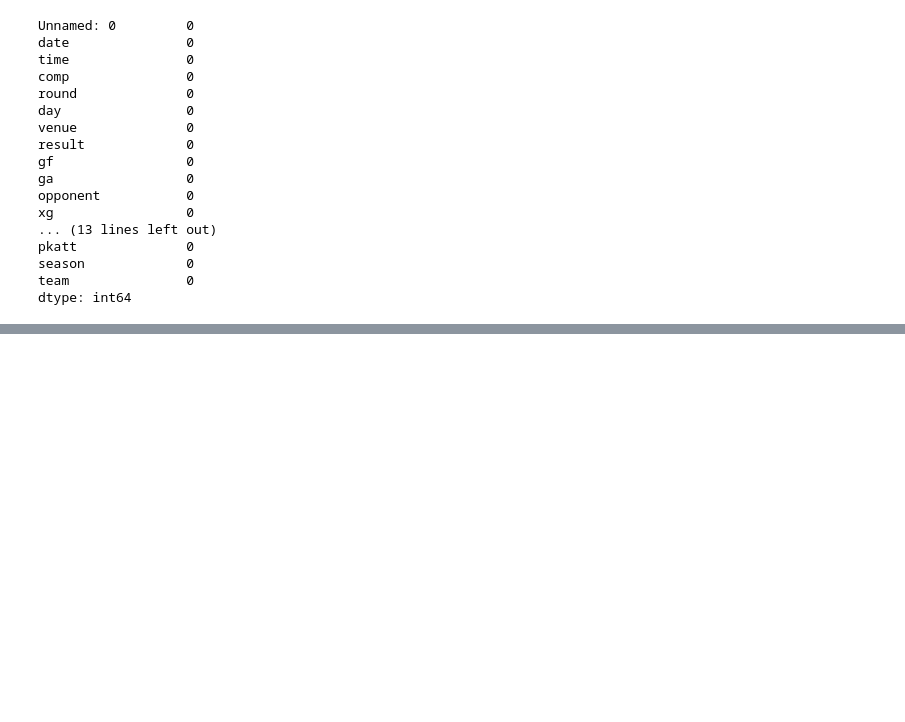
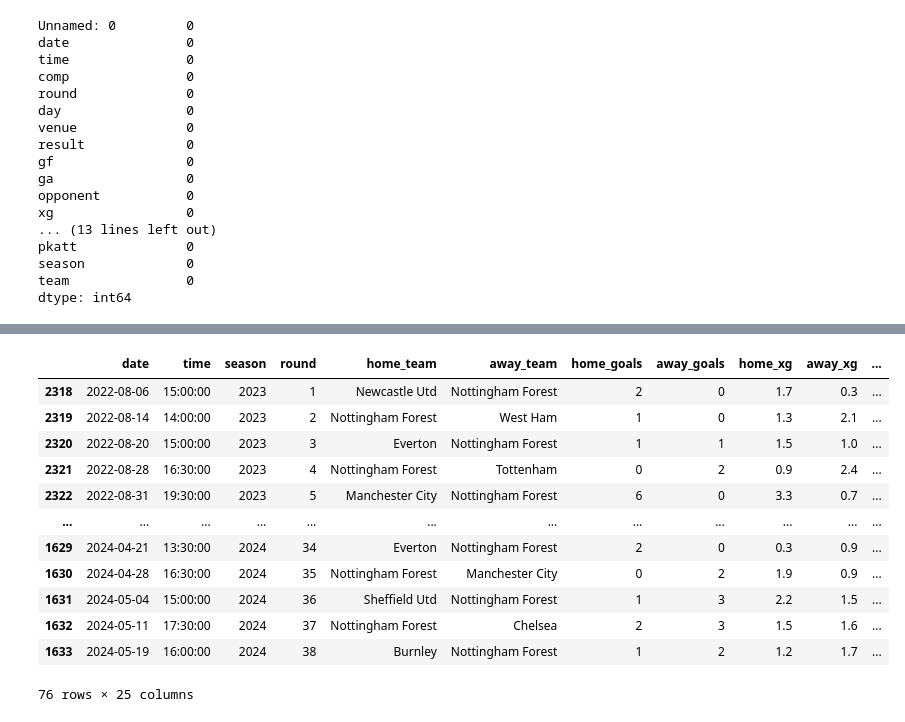
Before and after one commit to Brother-eww/premier_league_match_model, a Jupyter notebook: match_prediction_model.ipynb, the cells around one changed output, grey strips where cells are left out. Cells and saved outputs as stored; diff of their text form; code cells hidden in the pictures; blank space fills up the shorter version.

```diff
--- a/match_prediction_model.ipynb
+++ b/match_prediction_model.ipynb
@@ -67,0 +137,44 @@ dtype: int64
+# %%
+df.reset_index(drop=True, inplace=True)
+# %%
+for x in df.home_team.unique():
+    temp_df = df[(df['home_team'] == x) | (df['away_team'] == x)]
+    temp_df = temp_df.sort_values(['date'])
+
+    temp_df['goal_value_to_calculate'] = temp_df.apply(lambda y: y['home_goals'] if y['home_team'] == x else y['away_goals'], axis=1)
+    temp_df['rolling_avg_goals'] = temp_df['goal_value_to_calculate'].rolling(window = 5, closed = 'left', min_periods = 1).mean()
+
+    for index, row in temp_df.iterrows():
+        if row['home_team'] == x:
+            df.at[index, 'home_rolling_avg_goals'] = row['rolling_avg_goals']
+        else:
+            df.at[index, 'away_rolling_avg_goals'] = row['rolling_avg_goals']
+# %%
+for x in df.home_team.unique():
+    temp_df = df[(df['home_team'] == x) | (df['away_team'] == x)]
+    temp_df = temp_df.sort_values(['date'])
+
+    temp_df['xg_value_to_calculate'] = temp_df.apply(lambda y: y['home_xg'] if y['home_team'] == x else y['away_xg'], axis=1)
+    temp_df['rolling_avg_xG'] = temp_df['xg_value_to_calculate'].rolling(window = 5, closed = 'left', min_periods = 1).mean()
+
+    for index, row in temp_df.iterrows():
+        if row['home_team'] == x:
+            df.at[index, 'home_rolling_avg_xG'] = row['rolling_avg_xG']
+        else:
+            df.at[index, 'away_rolling_avg_xG'] = row['rolling_avg_xG']
+# %%
+temp_df
+# %% [output]
+|  | date | time | season | round | home_team | away_team | home_goals | away_goals | home_xg | away_xg | ... |
+| 2318 | 2022-08-06 | 15:00:00 | 2023 | 1 | Newcastle Utd | Nottingham Forest | 2 | 0 | 1.7 | 0.3 | ... |
+| 2319 | 2022-08-14 | 14:00:00 | 2023 | 2 | Nottingham Forest | West Ham | 1 | 0 | 1.3 | 2.1 | ... |
+| 2320 | 2022-08-20 | 15:00:00 | 2023 | 3 | Everton | Nottingham Forest | 1 | 1 | 1.5 | 1.0 | ... |
+| 2321 | 2022-08-28 | 16:30:00 | 2023 | 4 | Nottingham Forest | Tottenham | 0 | 2 | 0.9 | 2.4 | ... |
+| 2322 | 2022-08-31 | 19:30:00 | 2023 | 5 | Manchester City | Nottingham Forest | 6 | 0 | 3.3 | 0.7 | ... |
+| ... | ... | ... | ... | ... | ... | ... | ... | ... | ... | ... | ... |
+| 1629 | 2024-04-21 | 13:30:00 | 2024 | 34 | Everton | Nottingham Forest | 2 | 0 | 0.3 | 0.9 | ... |
+| 1630 | 2024-04-28 | 16:30:00 | 2024 | 35 | Nottingham Forest | Manchester City | 0 | 2 | 1.9 | 0.9 | ... |
+| 1631 | 2024-05-04 | 15:00:00 | 2024 | 36 | Sheffield Utd | Nottingham Forest | 1 | 3 | 2.2 | 1.5 | ... |
+| 1632 | 2024-05-11 | 17:30:00 | 2024 | 37 | Nottingham Forest | Chelsea | 2 | 3 | 1.5 | 1.6 | ... |
+| 1633 | 2024-05-19 | 16:00:00 | 2024 | 38 | Burnley | Nottingham Forest | 1 | 2 | 1.2 | 1.7 | ... |
+76 rows × 25 columns
```
Also changed, not shown: parts of 11 cells of this notebook.
